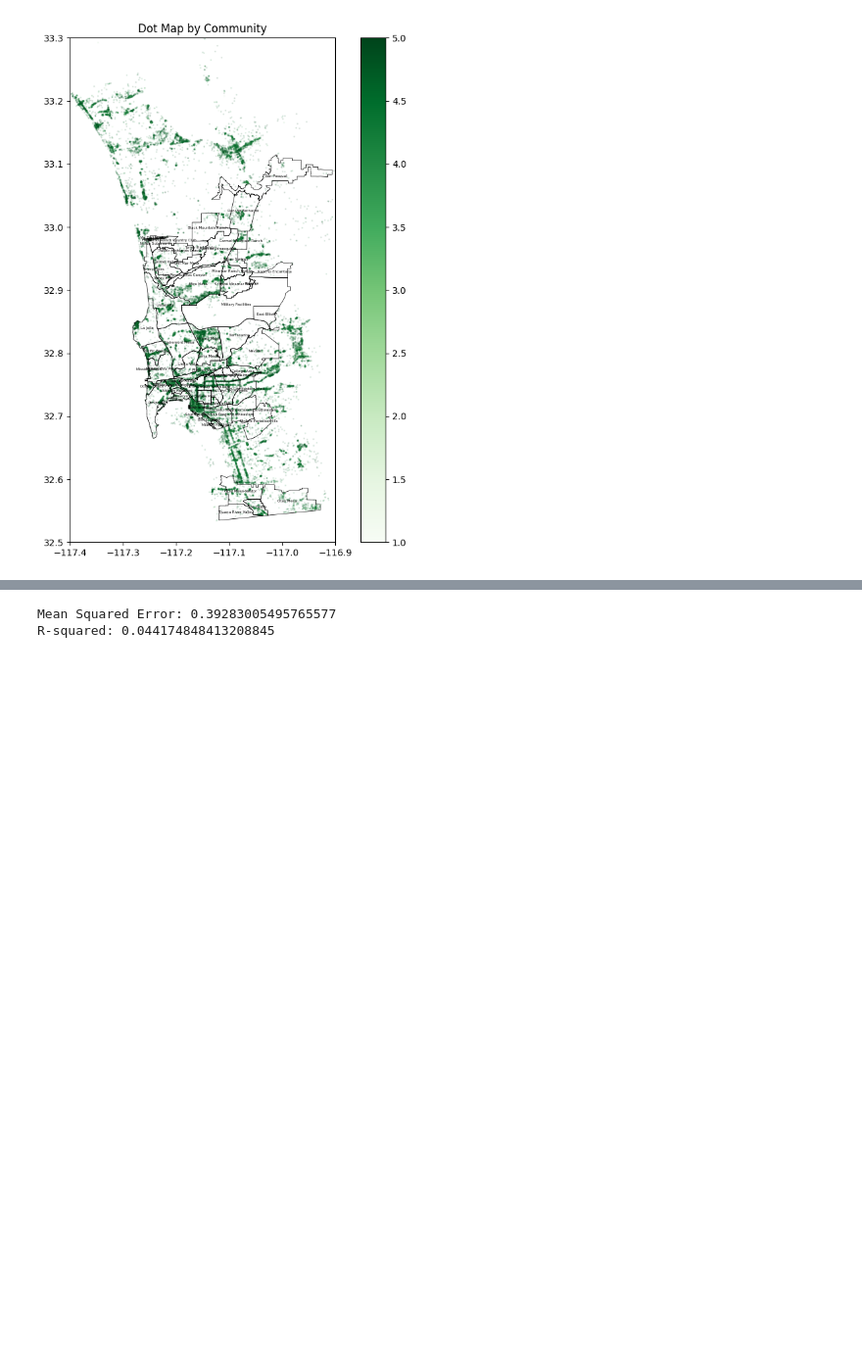
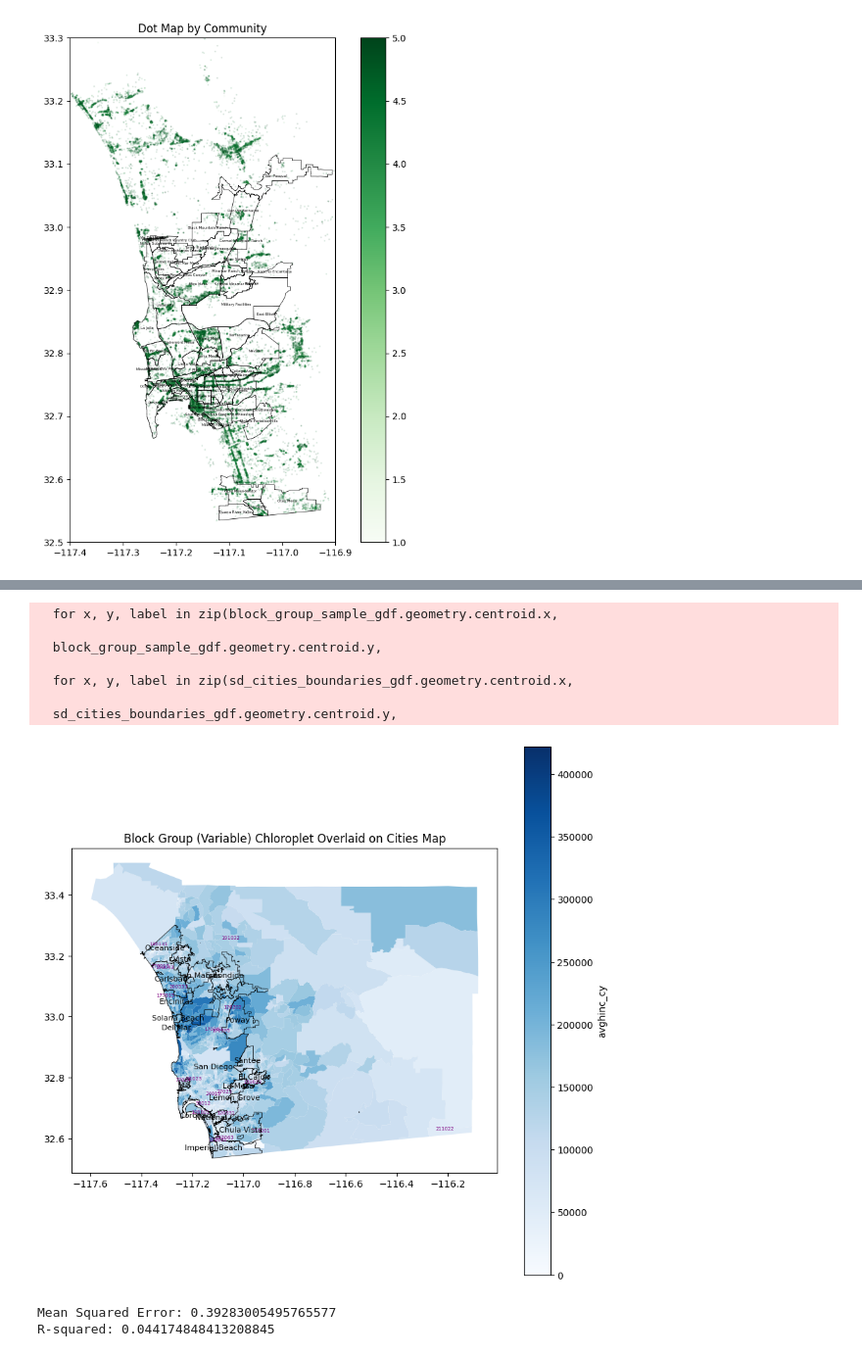
Before and after one commit to njwnkp4d8t-png/business-opportunity-graph, a Jupyter notebook: notebooks/neo4j_analytics.ipynb, the cells around one changed output, grey strips where cells are left out. Shown at 98% size. Saved outputs shown, nothing was run; the diff lists cells and outputs as text; code cells hidden in the pictures; blank space fills up the shorter version.

```diff
--- a/notebooks/neo4j_analytics.ipynb
+++ b/notebooks/neo4j_analytics.ipynb
@@ -141,6 +141,9 @@ business_location_gdf = business_location_gdf[business_location_gdf['longitude']
 
 
 block_group_df = pd.read_json("../data/block_group.json")
+block_group_df[['srid_part', 'wkt_geom']] = block_group_df['geom_ewkt'].str.split(';', expand=True, n=1) # convert from extended wkt to regular wkt
+block_group_geometry = gpd.GeoSeries.from_wkt(block_group_df['wkt_geom'])
+block_group_gdf = gpd.GeoDataFrame(block_group_df, crs="EPSG:4326", geometry=block_group_geometry)
 # %%
 boundaries_gdf = boundaries_gdf.to_crs(common_crs)
 communities_gdf = communities_gdf.to_crs(common_crs)
@@ -240,0 +250,44 @@ plt.show()
+# %%
+
+
+fig3, ax3 = plt.subplots(figsize=(10, 10))
+
+bg_plot_var = 'avghinc_cy'# 'n37_sales'
+blockgroup_cities_plot = block_group_gdf.plot(ax=ax3,
+                                          column=bg_plot_var,
+                                          markersize=0.05,
+                                          legend =True, legend_kwds={'label': bg_plot_var},
+                                          alpha=1,
+                                          cmap = 'Blues')# color='purple'
+
+
+
+sd_cities_boundaries_gdf.plot(color = 'none', ax=ax3, edgecolor='black', linewidth=0.5)#, norm=norm)
+
+#use a sample to add the block group names since there are so many
+block_group_sample_gdf = block_group_gdf.sample(frac=0.01, random_state=42)
+for x, y, label in zip(block_group_sample_gdf.geometry.centroid.x,
+                      block_group_sample_gdf.geometry.centroid.y,
+                      block_group_sample_gdf['ctblockgroup']):
+
+        ax3.text(x, y, label, fontsize=5, ha='center', va='center', color='purple')
+
+
+for x, y, label in zip(sd_cities_boundaries_gdf.geometry.centroid.x,
+                      sd_cities_boundaries_gdf.geometry.centroid.y,
+                      sd_cities_boundaries_gdf['City']):
+
+        ax3.text(x, y, label, fontsize=8, ha='center', va='center')
+
+ax3.set_title('Block Group (Variable) Chloroplet Overlaid on Cities Map')
+
+plt.show()
+# %% [output]
+  for x, y, label in zip(block_group_sample_gdf.geometry.centroid.x,
+
+  block_group_sample_gdf.geometry.centroid.y,
+
+  for x, y, label in zip(sd_cities_boundaries_gdf.geometry.centroid.x,
+
+  sd_cities_boundaries_gdf.geometry.centroid.y,
+[figure, added]
```
Also changed, not shown: parts of 7 cells of this notebook.
